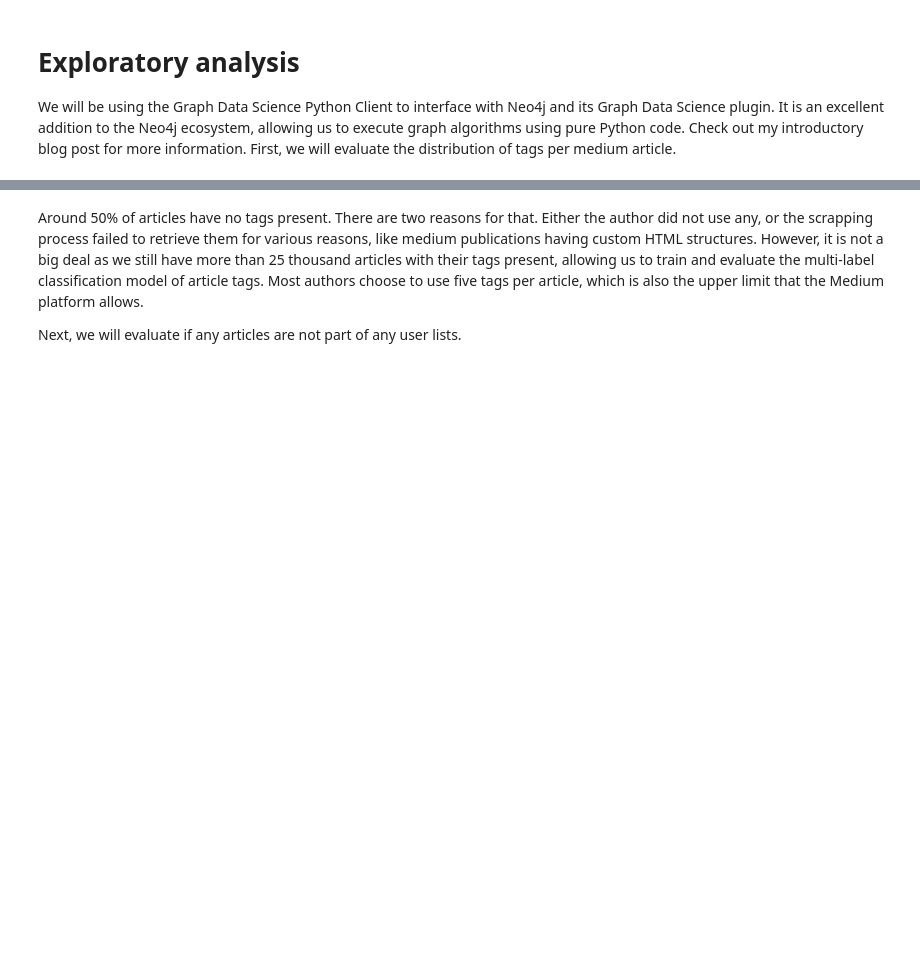
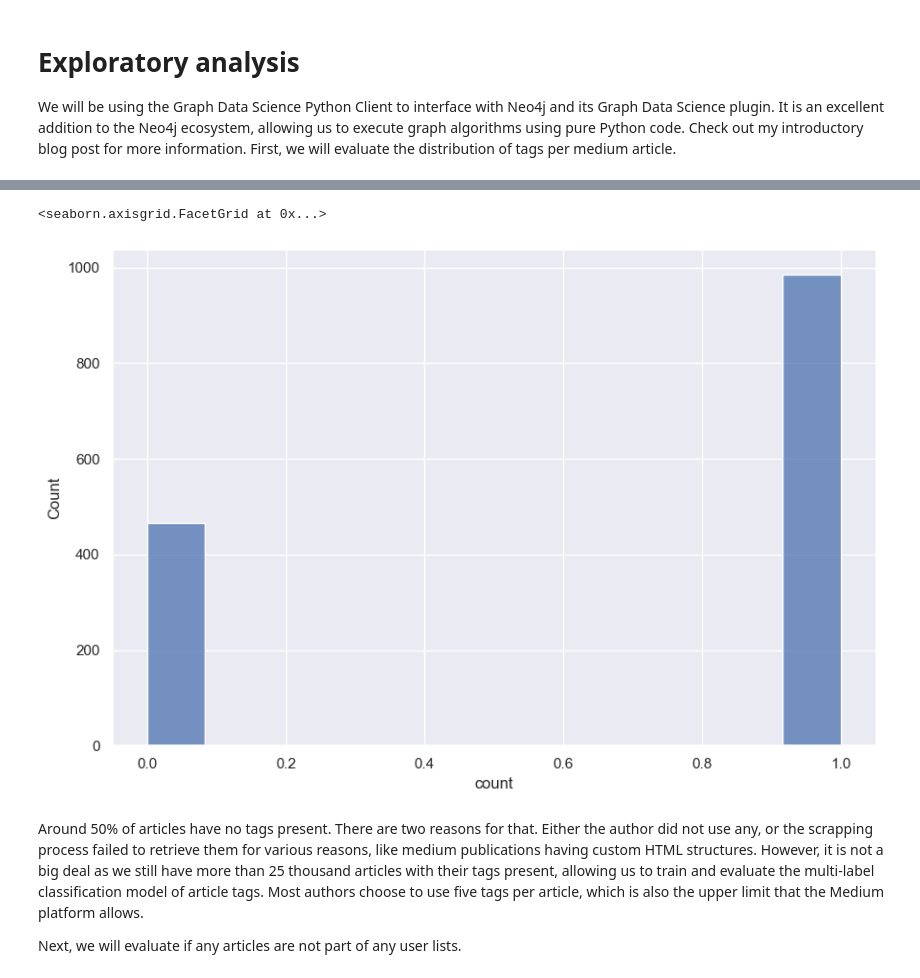
Before and after one commit to Eirsteir/ukesmeny, a Jupyter notebook: neo4j/Classification with GraphSAGE.ipynb, the cells around one changed output, grey strips where cells are left out. Saved outputs shown, nothing was run; the diff lists cells and outputs as text; code cells hidden in the pictures; blank space fills up the shorter version.

```diff
--- a/neo4j/Classification with GraphSAGE.ipynb
+++ b/neo4j/Classification with GraphSAGE.ipynb
@@ -107,3 +107,13 @@ sns.displot(dist_df['count'], height=6, aspect=1.5)
+# %%
+dist_df = gds.run_cypher("""
+MATCH (a:Recipie)
+RETURN count{(a)-[:IS_PART_OF_MENU]->()} AS count
+""")
+
+sns.displot(dist_df['count'], height=6, aspect=1.5)
+# %% [output]
+<seaborn.axisgrid.FacetGrid at 0x...>
+[figure, added]
 # %% [markdown]
 Around 50% of articles have no tags present. There are two reasons for that. Either the author did not use any, or the scrapping process failed to retrieve them for various reasons, like medium publications having custom HTML structures. However, it is not a big deal as we still have more than 25 thousand articles with their tags present, allowing us to train and evaluate the multi-label classification model of article tags. Most authors choose to use five tags per article, which is also the upper limit that the Medium platform allows.
 
```
Also changed, not shown: parts of 7 cells of this notebook, 14 other files.
